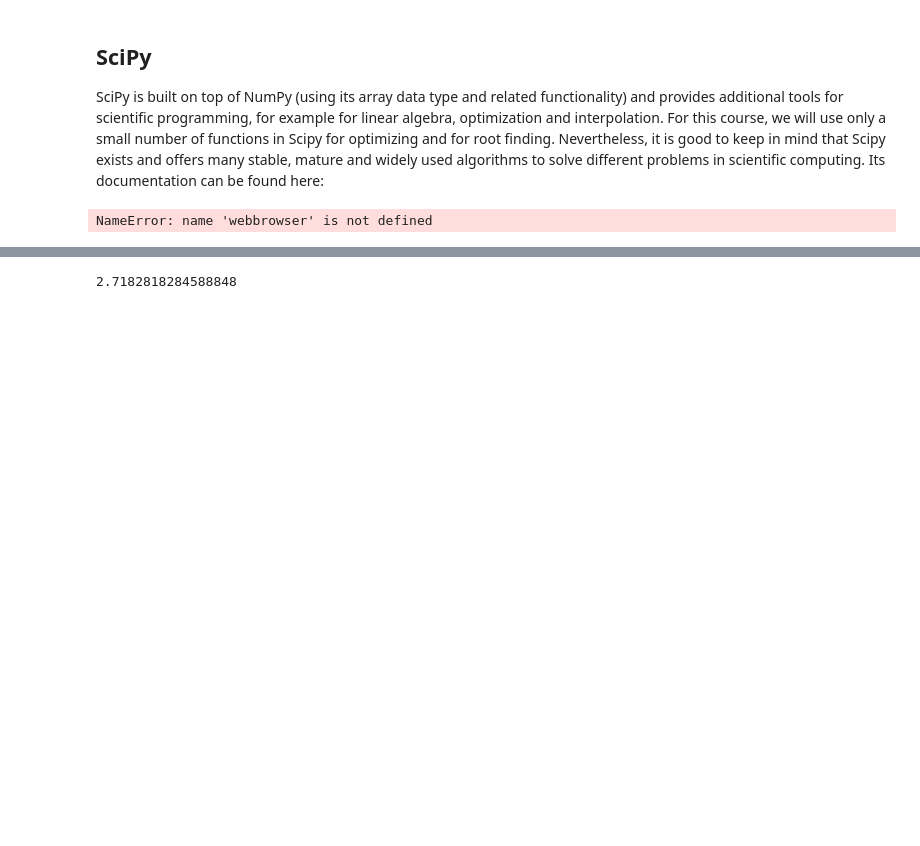
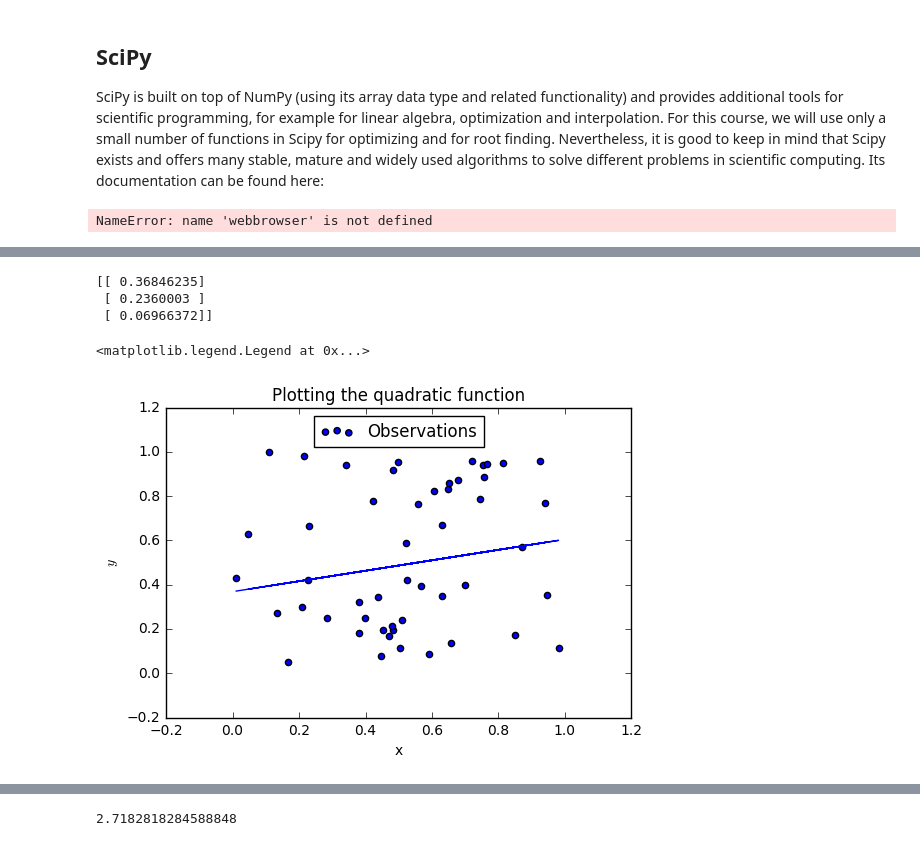
Before and after one commit to Moony2D/Python-Intro-ifo, a Jupyter notebook: PyIntro_Scipy.ipynb, the cells around one changed output, grey strips where cells are left out. Drawn from its saved outputs; the diff is of its cells as text; code cells hidden in the pictures; blank space fills up the shorter version.

```diff
--- a/PyIntro_Scipy.ipynb
+++ b/PyIntro_Scipy.ipynb
@@ -133,0 +194,19 @@ NameError: name 'webbrowser' is not defined
+# %%
+beta=linalg.inv((X.transpose() @ X)) @ X.transpose() @ y
+print (beta)
+# %% [output]
+[[ 0.36846235]
+ [ 0.2360003 ]
+ [ 0.06966372]]
+# %%
+#We can now plot the
+fig, ax = plt.subplots()
+ax.scatter(X[:,1], y, label='Observations')
+ax.plot(X[:,1],beta[0]+beta[1]*X[:,1],'-')
+ax.set_title('Plotting the quadratic function')
+ax.set_xlabel('x')
+ax.set_ylabel('$y$')
+ax.legend(loc = 'upper center')
+# %% [output]
+<matplotlib.legend.Legend at 0x...>
+[figure, added]
```
Also changed, not shown: parts of 14 cells of this notebook, 3 other files.
